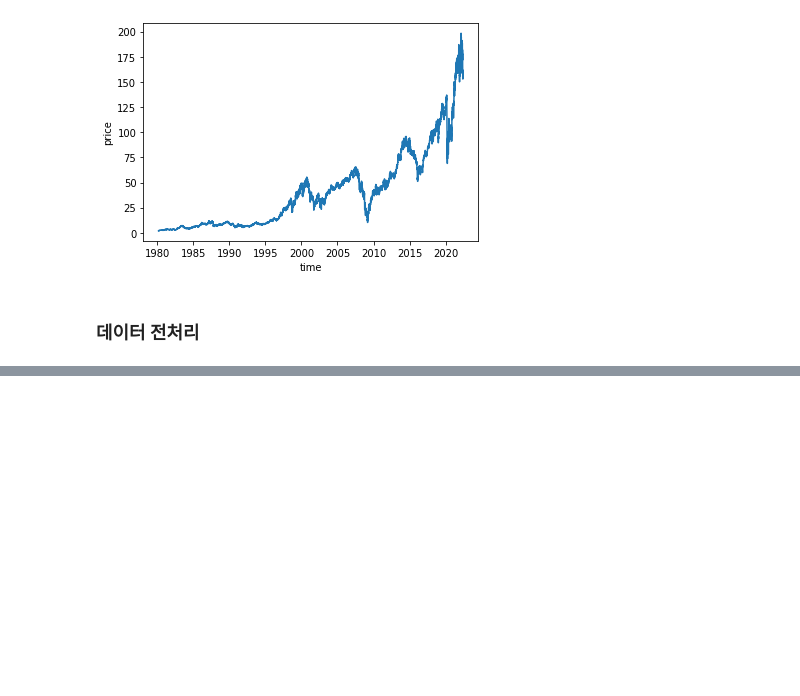
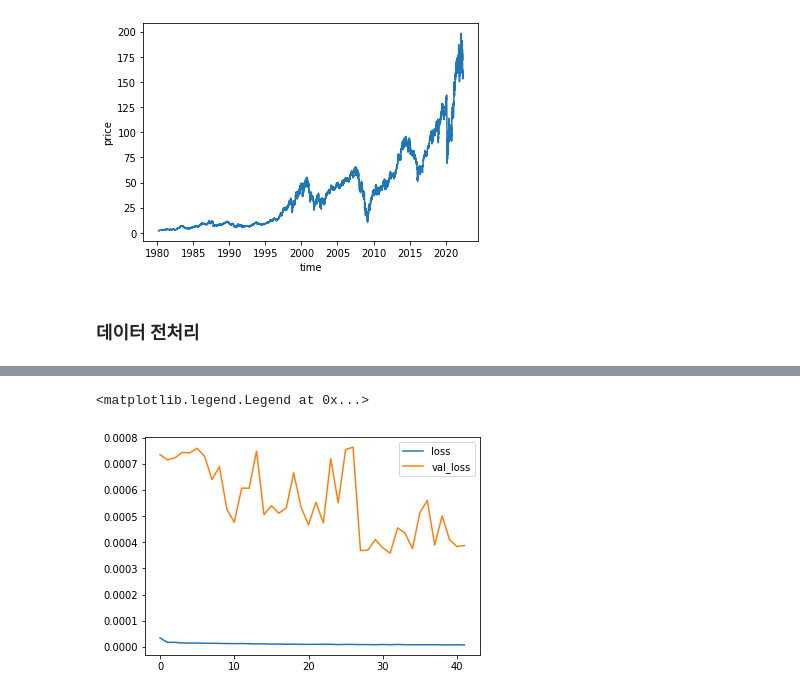
Before and after one commit to 07LEE/Hunet, a Jupyter notebook: main.ipynb, the cells around one changed output, grey strips where cells are left out. Saved outputs shown, nothing was run; the diff lists cells and outputs as text; code cells hidden in the pictures; blank space fills up the shorter version.

```diff
--- a/main.ipynb
+++ b/main.ipynb
@@ -145,0 +105,12 @@ scaled = scaler.fit_transform(df[scale_cols])
+# %%
+# %% 데이터 스케일링 min max scaler
+scaler = MinMaxScaler()
+scale_cols = ['Open', 'High', 'Low', 'Close', 'Volume',
+              'MA20', 'MA200', 'stddev', 'upper', 'lower', 'RSI', 'Mid']
+scaled = scaler.fit_transform(df[scale_cols])
+df = pd.DataFrame(scaled, columns=scale_cols)
+
+# train_test_split
+x_train, x_test, y_train, y_test = train_test_split(
+    df.drop('Close', 1), df['Close'], test_size=0.2, random_state=0, shuffle=False)
+KDT.train_test_split_print(x_train, x_test, y_train, y_test)
@@ -145,0 +199,7 @@ scaled = scaler.fit_transform(df[scale_cols])
+# %%
+plt.plot(history.history['loss'], label='loss')
+plt.plot(history.history['val_loss'], label='val_loss')
+plt.legend()
+# %% [output]
+<matplotlib.legend.Legend at 0x...>
+[figure, added]
```
Also changed, not shown: parts of 25 cells of this notebook, 1 other file.
